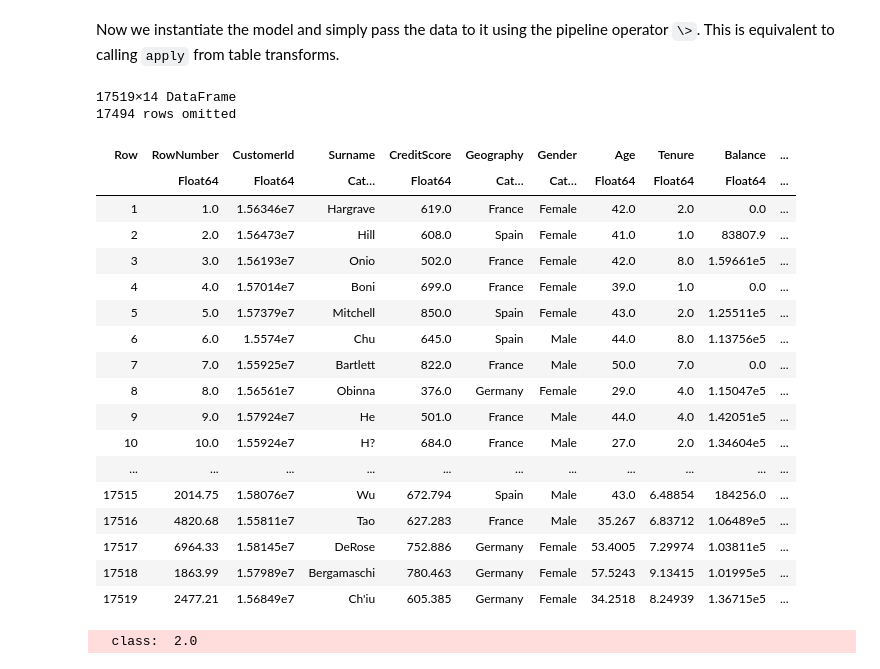
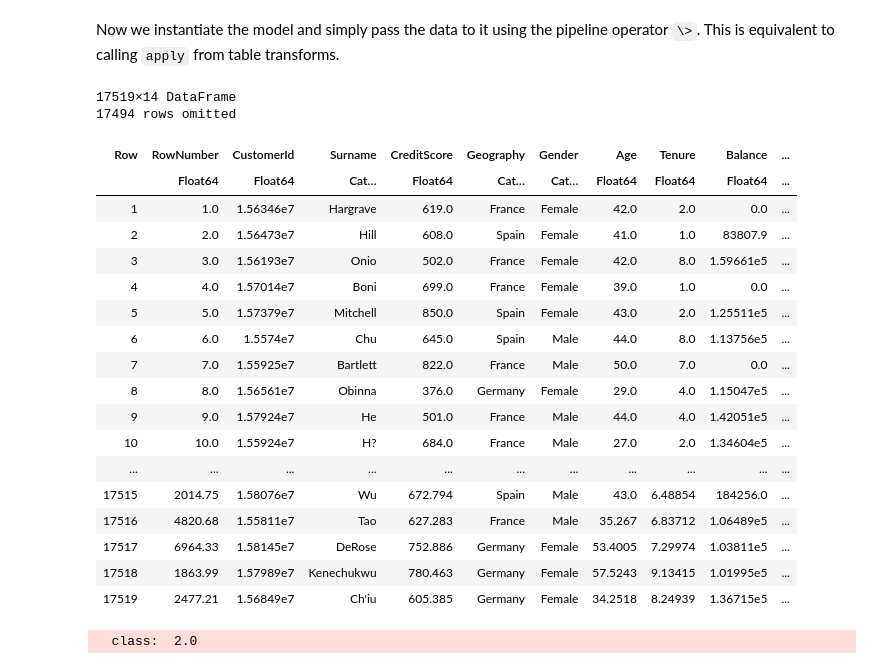
Before and after one commit to JuliaAI/Imbalance.jl, a Jupyter notebook: examples/oversample_smotenc.ipynb, the cells around one changed output. Cells and saved outputs as stored; diff of their text form; code cells hidden in the pictures.

```diff
--- a/examples/oversample_smotenc.ipynb
+++ b/examples/oversample_smotenc.ipynb
@@ -165,28 +165,28 @@ Now we instantiate the model and simply pass the data to it using the pipeline o
 # %%
 using Imbalance: TableTransforms.SMOTENC
 y_ind = 14
-smote_model_t = SMOTENC(y_ind, ratios=Dict(1=> 1.2, 2=>1.2, 3=>1.2, 4=>1.2), rng=42)
+smote_model_t = SMOTENC(y_ind, knn_tree="Ball", ratios=Dict(1=> 1.2, 2=>1.2, 3=>1.2, 4=>1.2), rng=42)
 Xyover = Xy |> smote_model_t
 # %% [output]
 17519×14 DataFrame
 17494 rows omitted
 | Row | RowNumber | CustomerId | Surname | CreditScore | Geography | Gender | Age | Tenure | Balance | ... |
 |  | Float64 | Float64 | Cat… | Float64 | Cat… | Cat… | Float64 | Float64 | Float64 | ... |
 | 1 | 1.0 | 1.56346e7 | Hargrave | 619.0 | France | Female | 42.0 | 2.0 | 0.0 | ... |
 | 2 | 2.0 | 1.56473e7 | Hill | 608.0 | Spain | Female | 41.0 | 1.0 | 83807.9 | ... |
 | 3 | 3.0 | 1.56193e7 | Onio | 502.0 | France | Female | 42.0 | 8.0 | 1.59661e5 | ... |
 | 4 | 4.0 | 1.57014e7 | Boni | 699.0 | France | Female | 39.0 | 1.0 | 0.0 | ... |
 | 5 | 5.0 | 1.57379e7 | Mitchell | 850.0 | Spain | Female | 43.0 | 2.0 | 1.25511e5 | ... |
 | 6 | 6.0 | 1.5574e7 | Chu | 645.0 | Spain | Male | 44.0 | 8.0 | 1.13756e5 | ... |
 | 7 | 7.0 | 1.55925e7 | Bartlett | 822.0 | France | Male | 50.0 | 7.0 | 0.0 | ... |
 | 8 | 8.0 | 1.56561e7 | Obinna | 376.0 | Germany | Female | 29.0 | 4.0 | 1.15047e5 | ... |
 | 9 | 9.0 | 1.57924e7 | He | 501.0 | France | Male | 44.0 | 4.0 | 1.42051e5 | ... |
 | 10 | 10.0 | 1.55924e7 | H? | 684.0 | France | Male | 27.0 | 2.0 | 1.34604e5 | ... |
 | ... | ... | ... | ... | ... | ... | ... | ... | ... | ... | ... |
 | 17515 | 2014.75 | 1.58076e7 | Wu | 672.794 | Spain | Male | 43.0 | 6.48854 | 184256.0 | ... |
 | 17516 | 4820.68 | 1.55811e7 | Tao | 627.283 | France | Male | 35.267 | 6.83712 | 1.06489e5 | ... |
 | 17517 | 6964.33 | 1.58145e7 | DeRose | 752.886 | Germany | Female | 53.4005 | 7.29974 | 1.03811e5 | ... |
-| 17518 | 1863.99 | 1.57989e7 | Bergamaschi | 780.463 | Germany | Female | 57.5243 | 9.13415 | 1.01995e5 | ... |
+| 17518 | 1863.99 | 1.57989e7 | Kenechukwu | 780.463 | Germany | Female | 57.5243 | 9.13415 | 1.01995e5 | ... |
 | 17519 | 2477.21 | 1.56849e7 | Ch'iu | 605.385 | Germany | Female | 34.2518 | 8.24939 | 1.36715e5 | ... |
 # %%
 smote_model_t = SMOTENC(5, ratios=Dict(1=> 1.2, 2=>1.2, 3=>1.2, 4=>1.2), rng=42)
```
Also changed, not shown: parts of 5 cells of this notebook, 31 other files.
